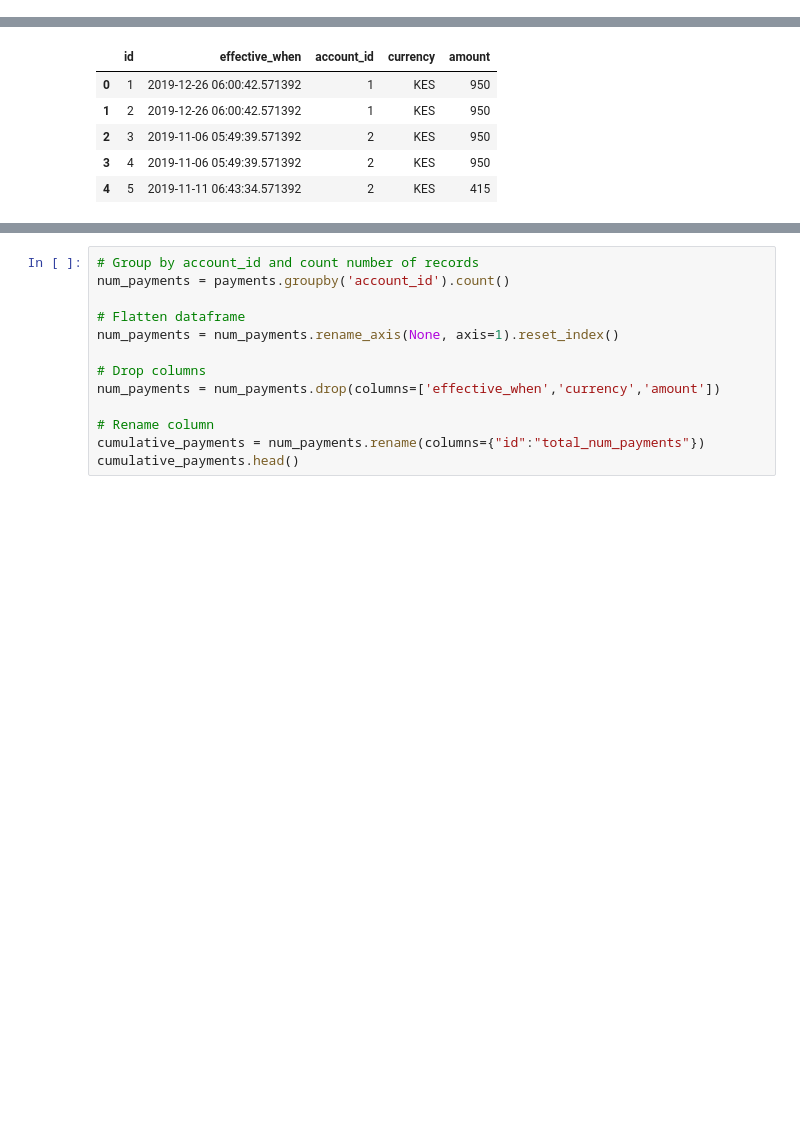
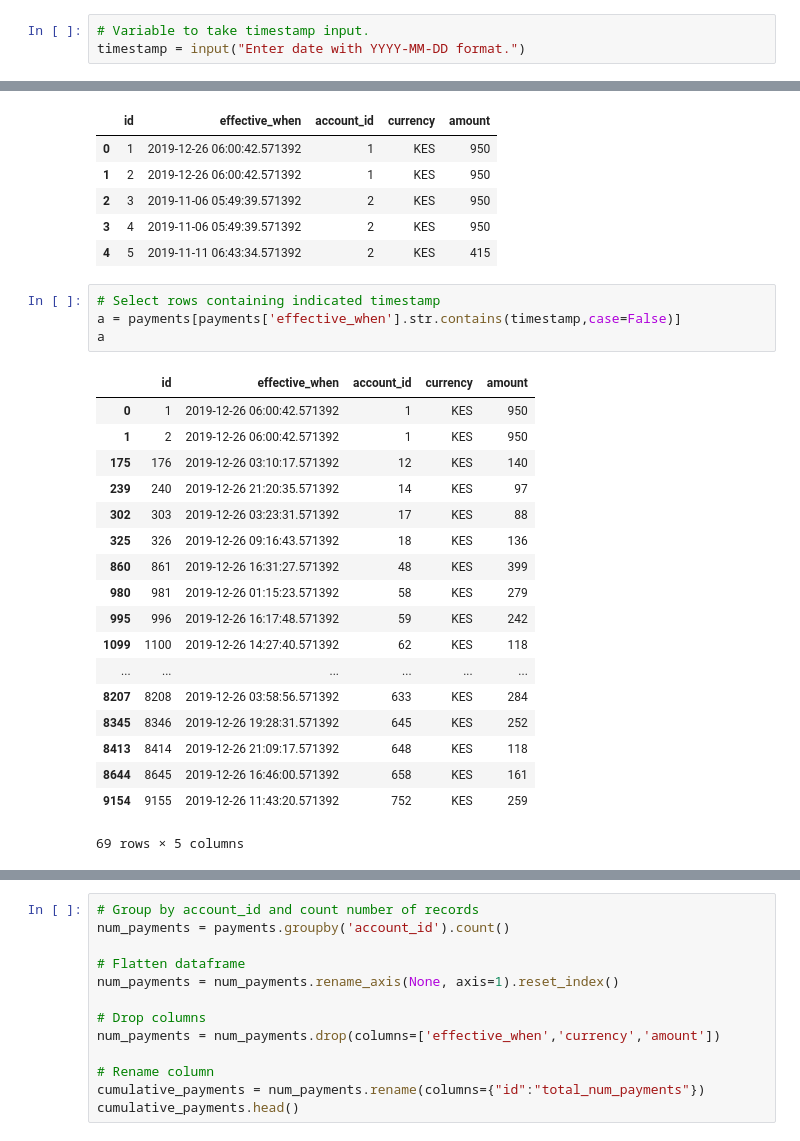
Before and after one commit to lorijta92/payg-solar, a Jupyter notebook: analysis.ipynb, the cells around one changed output, grey strips where cells are left out. Drawn from its saved outputs; the diff is of its cells as text; blank space fills up the shorter version.

Commit message:
timestamp input

```diff
--- a/analysis.ipynb
+++ b/analysis.ipynb
@@ -52,0 +50,3 @@ timestamp = ''
+# %%
+# Variable to take timestamp input.
+timestamp = input("Enter date with YYYY-MM-DD format.")
@@ -59,3 +65,26 @@ payments.head()
 | 2 | 3 | 2019-11-06 05:49:39.571392 | 2 | KES | 950 |
 | 3 | 4 | 2019-11-06 05:49:39.571392 | 2 | KES | 950 |
 | 4 | 5 | 2019-11-11 06:43:34.571392 | 2 | KES | 415 |
+# %%
+# Select rows containing indicated timestamp
+a = payments[payments['effective_when'].str.contains(timestamp,case=False)]
+a
+# %% [output]
+|  | id | effective_when | account_id | currency | amount |
+| 0 | 1 | 2019-12-26 06:00:42.571392 | 1 | KES | 950 |
+| 1 | 2 | 2019-12-26 06:00:42.571392 | 1 | KES | 950 |
+| 175 | 176 | 2019-12-26 03:10:17.571392 | 12 | KES | 140 |
+| 239 | 240 | 2019-12-26 21:20:35.571392 | 14 | KES | 97 |
+| 302 | 303 | 2019-12-26 03:23:31.571392 | 17 | KES | 88 |
+| 325 | 326 | 2019-12-26 09:16:43.571392 | 18 | KES | 136 |
+| 860 | 861 | 2019-12-26 16:31:27.571392 | 48 | KES | 399 |
+| 980 | 981 | 2019-12-26 01:15:23.571392 | 58 | KES | 279 |
+| 995 | 996 | 2019-12-26 16:17:48.571392 | 59 | KES | 242 |
+| 1099 | 1100 | 2019-12-26 14:27:40.571392 | 62 | KES | 118 |
+| ... | ... | ... | ... | ... | ... |
+| 8207 | 8208 | 2019-12-26 03:58:56.571392 | 633 | KES | 284 |
+| 8345 | 8346 | 2019-12-26 19:28:31.571392 | 645 | KES | 252 |
+| 8413 | 8414 | 2019-12-26 21:09:17.571392 | 648 | KES | 118 |
+| 8644 | 8645 | 2019-12-26 16:46:00.571392 | 658 | KES | 161 |
+| 9154 | 9155 | 2019-12-26 11:43:20.571392 | 752 | KES | 259 |
+69 rows × 5 columns
```
Also changed, not shown: parts of 7 cells of this notebook.
